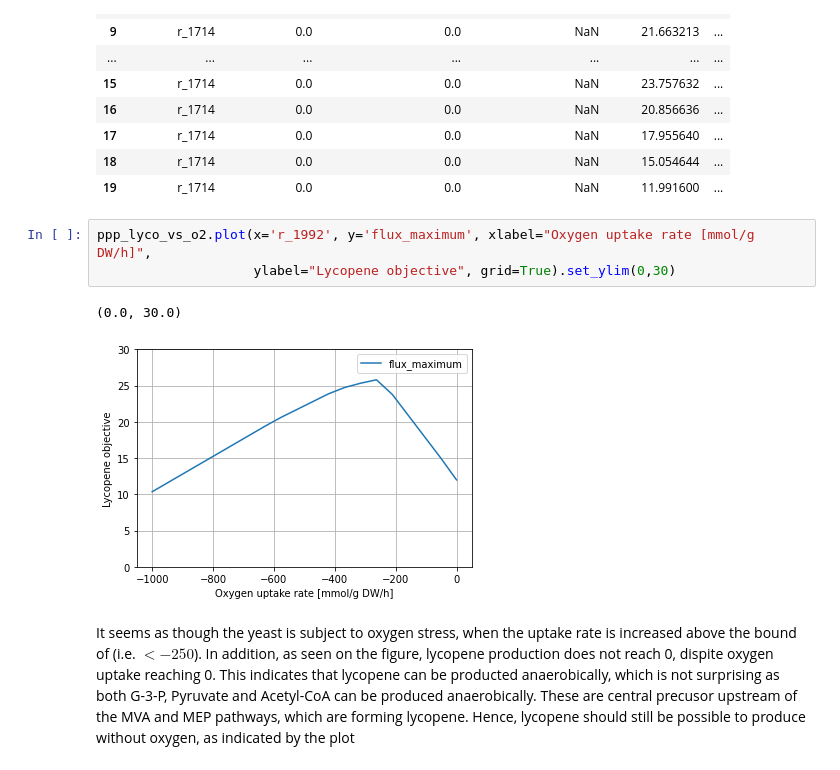
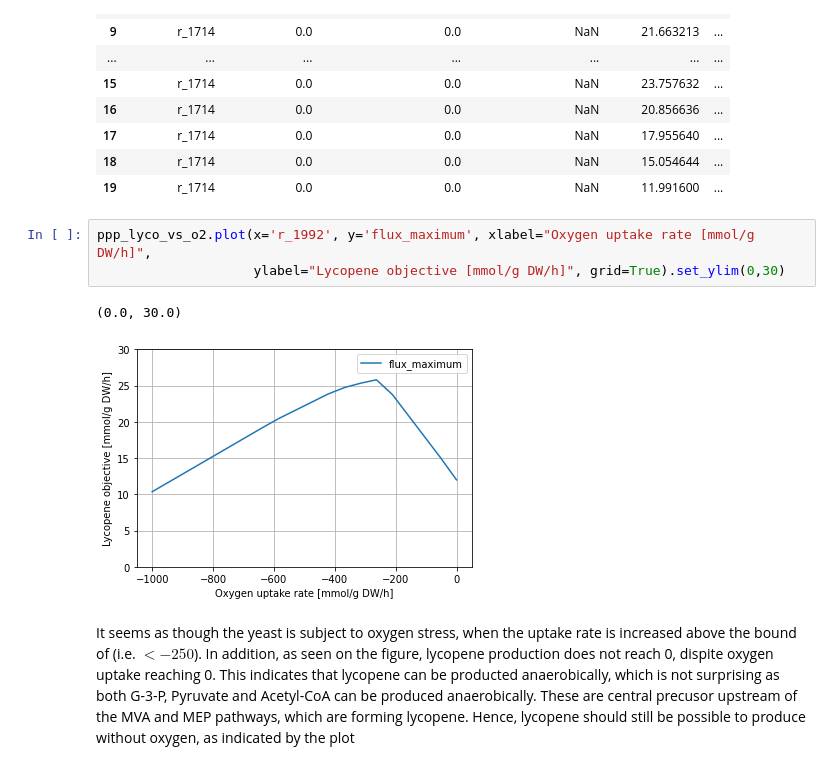
Before and after one commit to 27410/group-assignment-2021-Group-69420-lycopene-production-in-S.cerevisiae, a Jupyter notebook: 04_phenotype_phase_plane_analysis.ipynb, the cells around one changed output. Saved outputs shown, nothing was run; the diff lists cells and outputs as text.

```diff
--- a/04_phenotype_phase_plane_analysis.ipynb
+++ b/04_phenotype_phase_plane_analysis.ipynb
@@ -166,10 +166,10 @@ ppp_lyco_vs_o2
 | 19 | r_1714 | 0.0 | 0.0 | NaN | 11.991600 | ... |
 # %%
 ppp_lyco_vs_o2.plot(x='r_1992', y='flux_maximum', xlabel="Oxygen uptake rate [mmol/g DW/h]",
-                    ylabel="Lycopene objective", grid=True).set_ylim(0,30)
+                    ylabel="Lycopene objective [mmol/g DW/h]", grid=True).set_ylim(0,30)
 # %% [output]
 (0.0, 30.0)
-[figure, old version]
+[figure, new version]
 # %% [markdown]
 It seems as though the yeast is subject to oxygen stress, when the uptake rate is increased above the bound of (i.e. $<-250$).
 In addition, as seen on the figure, lycopene production does not reach 0, dispite oxygen uptake reaching 0. This indicates that lycopene can be producted anaerobically, which is not surprising as both G-3-P, Pyruvate and Acetyl-CoA can be produced anaerobically. These are central precusor upstream of the MVA and MEP pathways, which are forming lycopene. Hence, lycopene should still be possible to produce without oxygen, as indicated by the plot
```
Also changed, not shown: parts of 4 cells of this notebook.
